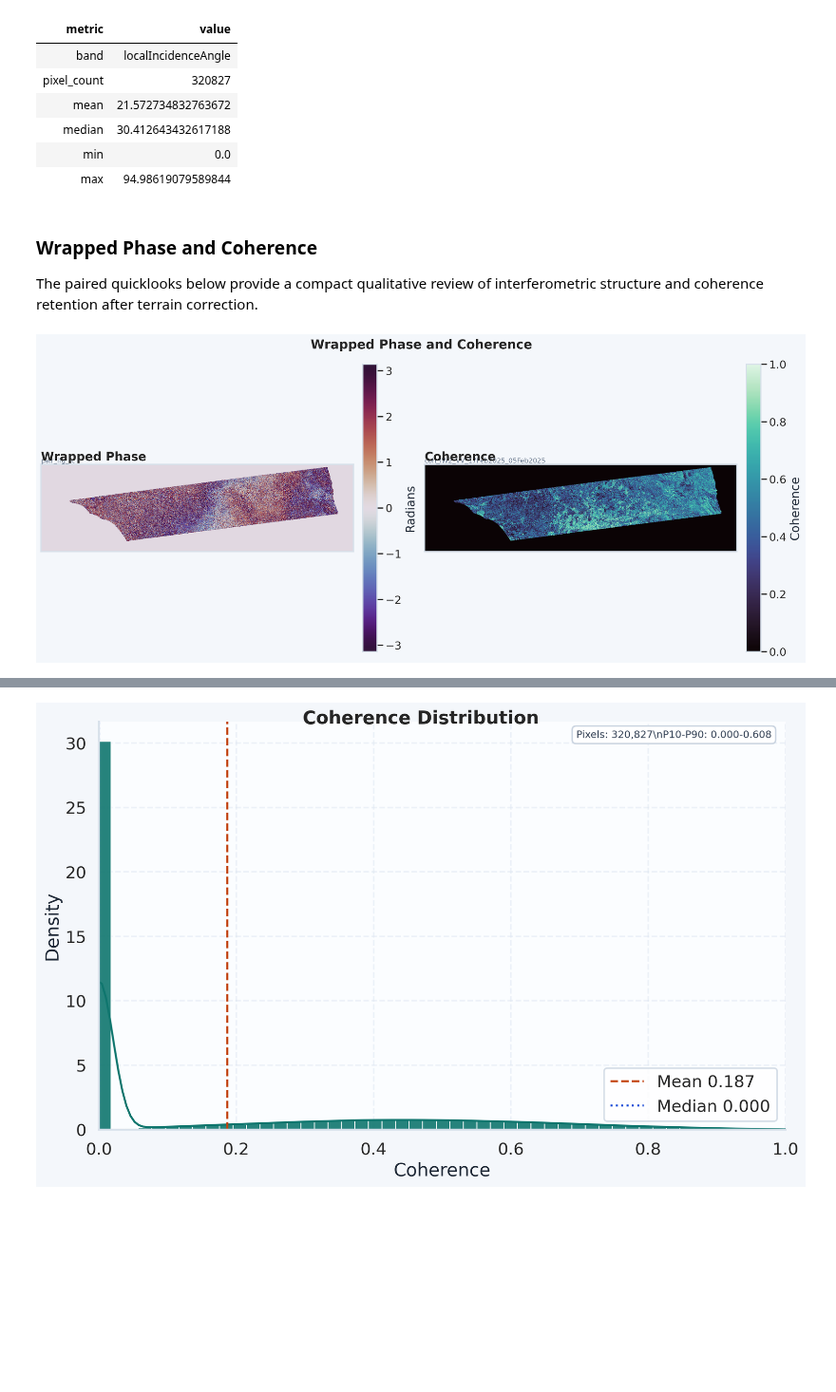
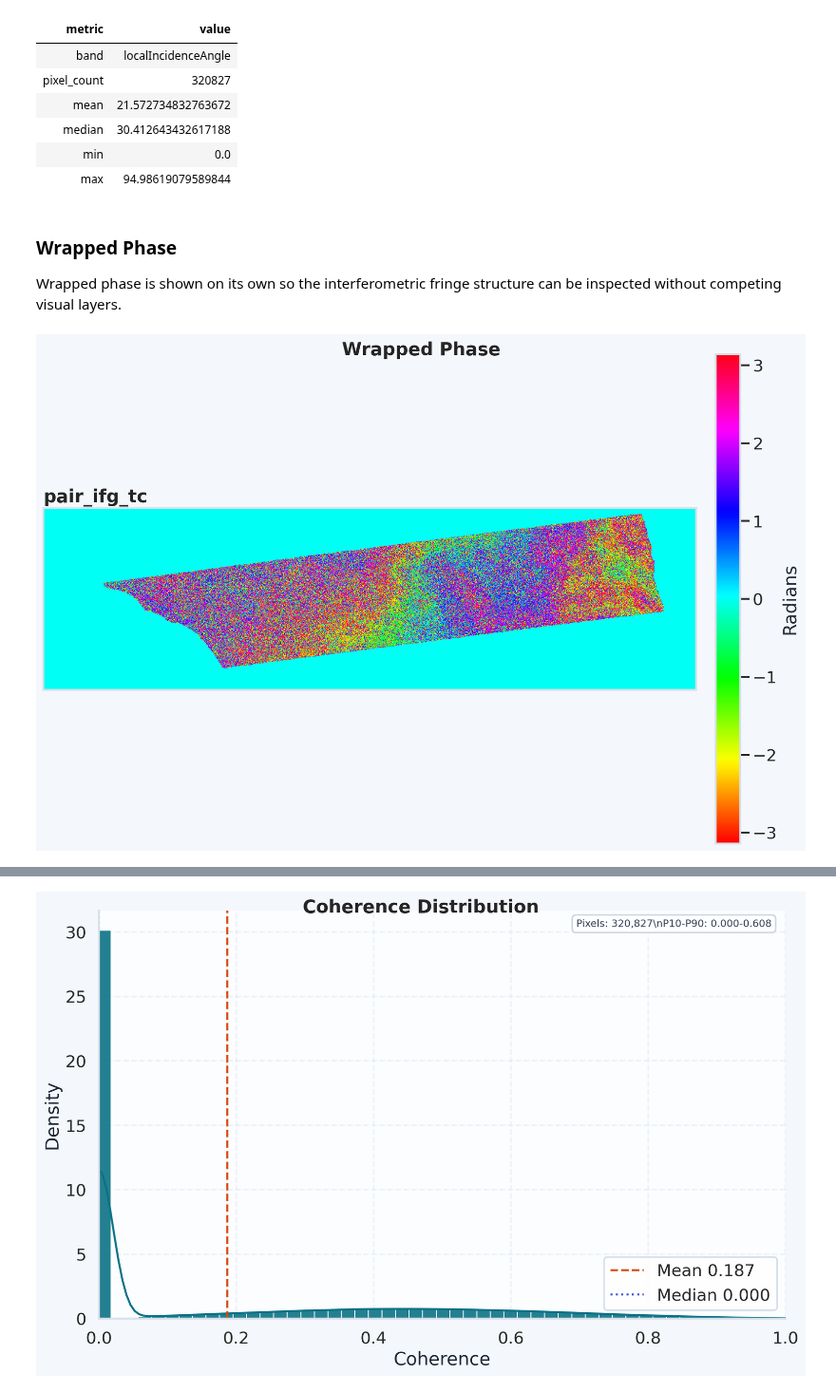
Before and after one commit to ESA-PhiLab/sarpyx, a Jupyter notebook: notebooks/snapflow_v2.ipynb, the cells around one changed output, grey strips where cells are left out. Shown at 95% size. Saved outputs shown, nothing was run; the diff lists cells and outputs as text; code cells hidden in the pictures; blank space fills up the shorter version.

```diff
--- a/notebooks/snapflow_v2.ipynb
+++ b/notebooks/snapflow_v2.ipynb
@@ -447,6 +464,11 @@ PROCESS_OUTPUTS = {
     "terrain_correction": terrain_path,
 }
 
-print(json.dumps(PROCESS_OUTPUTS, indent=2))
+PROCESS_OUTPUTS_DISPLAY = {
+    key: (display_path(value) if value else None)
+    for key, value in PROCESS_OUTPUTS.items()
+}
+
+print(json.dumps(PROCESS_OUTPUTS_DISPLAY, indent=2))
 # %% [output]
 {
@@ -724,50 +710,27 @@ display(support_stats_df)
 | median | 30.412643432617188 |
 | min | 0.0 |
 | max | 94.98619079589844 |
-# %% [markdown]
-### Wrapped Phase and Coherence
-
-The paired quicklooks below provide a compact qualitative review of interferometric structure and coherence retention after terrain correction.
+# %% [markdown]
+### Wrapped Phase
+
+Wrapped phase is shown on its own so the interferometric fringe structure can be inspected without competing visual layers.
 # %%
-fig, axes = plt.subplots(1, 2, figsize=(16, 6.8), dpi=220, constrained_layout=True)
+fig, ax = plt.subplots(figsize=(10.6, 6.9), dpi=220, constrained_layout=True)
 fig.set_facecolor("#f4f7fb")
-fig.suptitle("Wrapped Phase and Coherence", fontsize=19, fontweight="bold", y=1.02)
-
-phase_ax, coh_ax = axes
+fig.suptitle("Wrapped Phase", fontsize=18, fontweight="bold", y=1.02)
 
 if phase_i and phase_q:
     phase_data = wrapped_phase(phase_i, phase_q)
-    im = phase_ax.imshow(phase_data, cmap="twilight_shifted", vmin=-np.pi, vmax=np.pi, interpolation="nearest")
-    phase_ax.set_title("Wrapped Phase", loc="left")
-    phase_ax.text(0.0, 1.02, phase_product.stem, transform=phase_ax.transAxes, fontsize=10, color="#64748b")
-    cbar = fig.colorbar(im, ax=phase_ax, fraction=0.046, pad=0.03)
+    im = ax.imshow(phase_data, cmap="hsv", vmin=-np.pi, vmax=np.pi, interpolation="nearest")
+    ax.set_title(phase_product.stem, loc="left")
+    cbar = fig.colorbar(im, ax=ax, fraction=0.046, pad=0.03)
     cbar.set_label("Radians")
+    ax.set_xticks([])
+    ax.set_yticks([])
+    ax.grid(False)
 else:
-    mark_empty(phase_ax, "Wrapped phase bands not available")
-
-if coherence_band:
-    coherence_data = read_envi_quicklook(coherence_band)
-    im = coh_ax.imshow(
-        coherence_data,
-        cmap=sns.color_palette("mako", as_cmap=True),
-        vmin=0.0,
-        vmax=1.0,
-        interpolation="nearest",
-    )
-    coh_ax.set_title("Coherence", loc="left")
-    coh_ax.text(0.0, 1.02, coherence_band.stem, transform=coh_ax.transAxes, fontsize=10, color="#64748b")
-    cbar = fig.colorbar(im, ax=coh_ax, fraction=0.046, pad=0.03)
-    cbar.set_label("Coherence")
-else:
-    coherence_data = None
-    mark_empty(coh_ax, "Coherence band not available")
-
-for axis in axes:
-    if axis.axison:
-        axis.set_xticks([])
-        axis.set_yticks([])
-        axis.grid(False)
+    mark_empty(ax, "Wrapped phase bands not available")
 
 plt.show()
 # %% [output]
-[figure, old version]
+[figure, new version]
```
Also changed, not shown: parts of 17 cells of this notebook.
